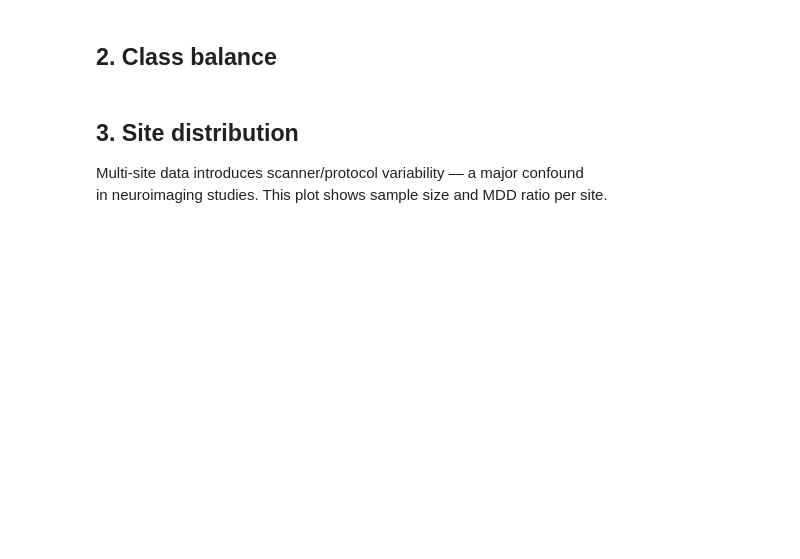
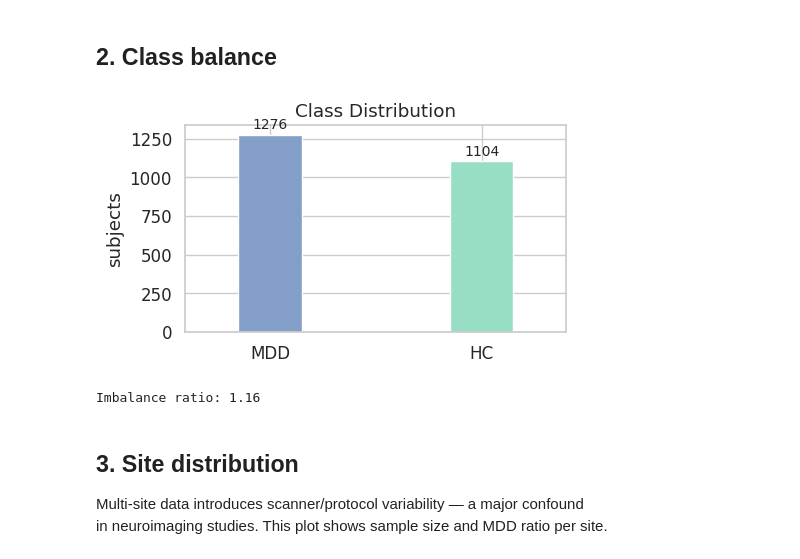
Before and after one commit to JulietaRenteriaG/REST-meta-MDD, a Jupyter notebook: notebook/01_exploration.ipynb, the cells around one changed output. Saved outputs shown, nothing was run; the diff lists cells and outputs as text; code cells hidden in the pictures; blank space fills up the shorter version.

Commit message:
exploration_data

```diff
--- a/notebook/01_exploration.ipynb
+++ b/notebook/01_exploration.ipynb
@@ -24,8 +23,8 @@ os.makedirs(FIGURES_DIR, exist_ok=True)
 # %% [markdown]
 ## 1. Load phenotypic data
 # %%
-mdd  = pd.read_csv("../data/phenotypic/REST-meta-MDD-PhenotypicData_MDD.csv")
-ctrl = pd.read_csv("../data/phenotypic/REST-meta-MDD-PhenotypicData_CONTROL.csv")
+mdd  = pd.read_csv(os.getenv("RAW_DATA_PATH_PHENOTYPE") + "/REST-meta-MDD-PhenotypicData_WithHAMDSubItem_V4_MDD.csv")
+ctrl = pd.read_csv(os.getenv("RAW_DATA_PATH_PHENOTYPE") + "/REST-meta-MDD-PhenotypicData_WithHAMDSubItem_V4_CONTROL.csv")
 
 mdd["diagnosis"]  = 1
 ctrl["diagnosis"] = 0
@@ -33,7 +32,6 @@ ctrl["diagnosis"] = 0
 shared_cols = ["subject_id", "diagnosis", "Sex", "Age", "Education (years)"]
 df = pd.concat([mdd[shared_cols], ctrl[shared_cols]], ignore_index=True)
 
-# Extract site ID from subject_id (e.g. 'S15-2-0014' → 'S15')
 df["site"] = df["subject_id"].str.extract(r"^(S\d+)-")
 
 print(f"Total subjects : {len(df)}")
@@ -45,18 +53,21 @@ df.head()
 # %%
 counts = df["diagnosis"].value_counts().rename({0: "HC", 1: "MDD"})
 
-fig, ax = plt.subplots(figsize=(4, 3))
-counts.plot(kind="bar", ax=ax, color=["#4C72B0", "#DD8452"], edgecolor="white", width=0.5)
-ax.bar_label(ax.containers[0], fmt="%d", padding=3)
-ax.set_title("Class distribution")
-ax.set_ylabel("Subjects")
+fig, ax = plt.subplots(figsize=(5, 3))
+counts.plot(kind="bar", ax=ax, color=["#839EC8", "#98DEC4"], width=0.3)
+ax.bar_label(ax.containers[0], fmt="%d", padding=2, fontsize=10)
+ax.set_title("Class Distribution")
+ax.set_ylabel("subjects")
 ax.set_xlabel("")
 ax.tick_params(axis="x", rotation=0)
 plt.tight_layout()
 plt.savefig(f"{FIGURES_DIR}/eda_class_balance.png", dpi=150)
 plt.show()
 
 print(f"Imbalance ratio: {counts.max()/counts.min():.2f}")
+# %% [output]
+[figure, added]
+Imbalance ratio: 1.16
 # %% [markdown]
 ## 3. Site distribution
 
```
Also changed, not shown: parts of 9 cells of this notebook, 4 other files.
